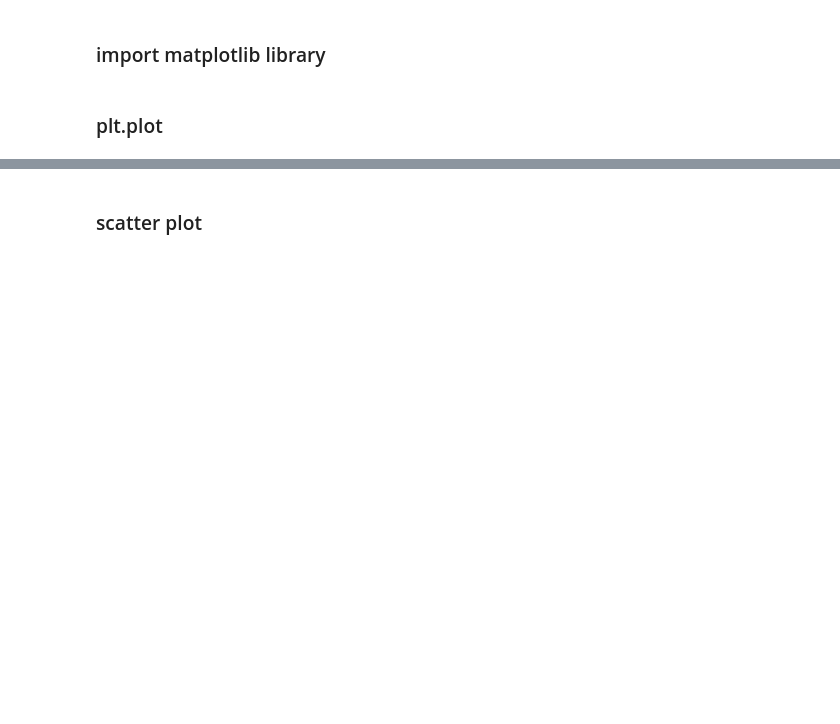
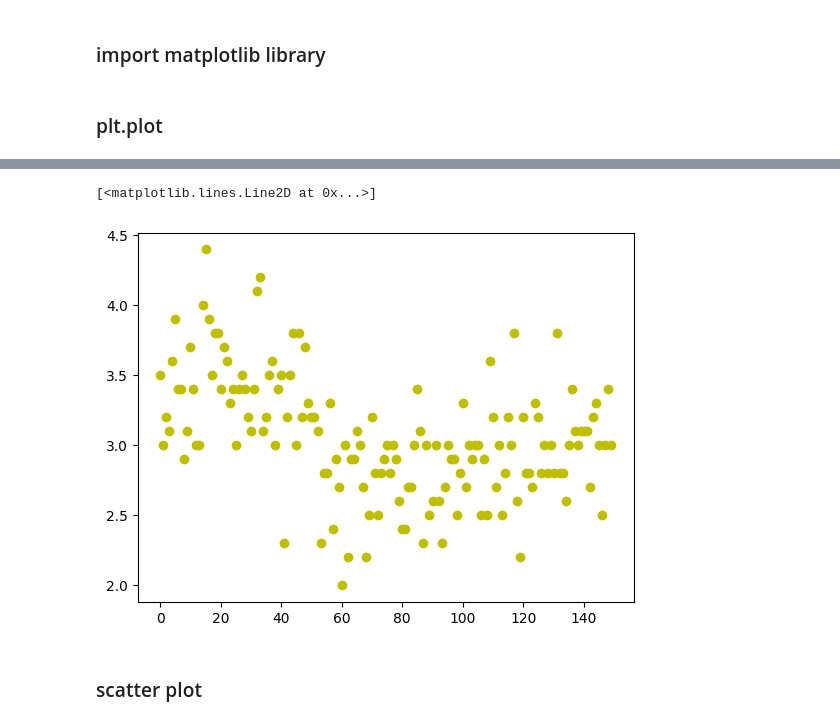
Before and after one commit to alirezasaharkhiz9/MyPythonWorkshop-at-FerdowsiUniversity, a Jupyter notebook: Introduction_to_Data_Science.ipynb, the cells around one changed output, grey strips where cells are left out. Saved outputs shown, nothing was run; the diff lists cells and outputs as text; code cells hidden in the pictures; blank space fills up the shorter version.

```diff
--- a/Introduction_to_Data_Science.ipynb
+++ b/Introduction_to_Data_Science.ipynb
@@ -64,2 +623,7 @@ data.iloc[], data.loc[], data.drop()
+# %%
+plt.plot(data['sepal.width'], 'yo') # --> y: yellow, o: point
+# %% [output]
+[<matplotlib.lines.Line2D at 0x...>]
+[figure, added]
 # %% [markdown]
 ### scatter plot
```
Also changed, not shown: parts of 88 cells of this notebook.
